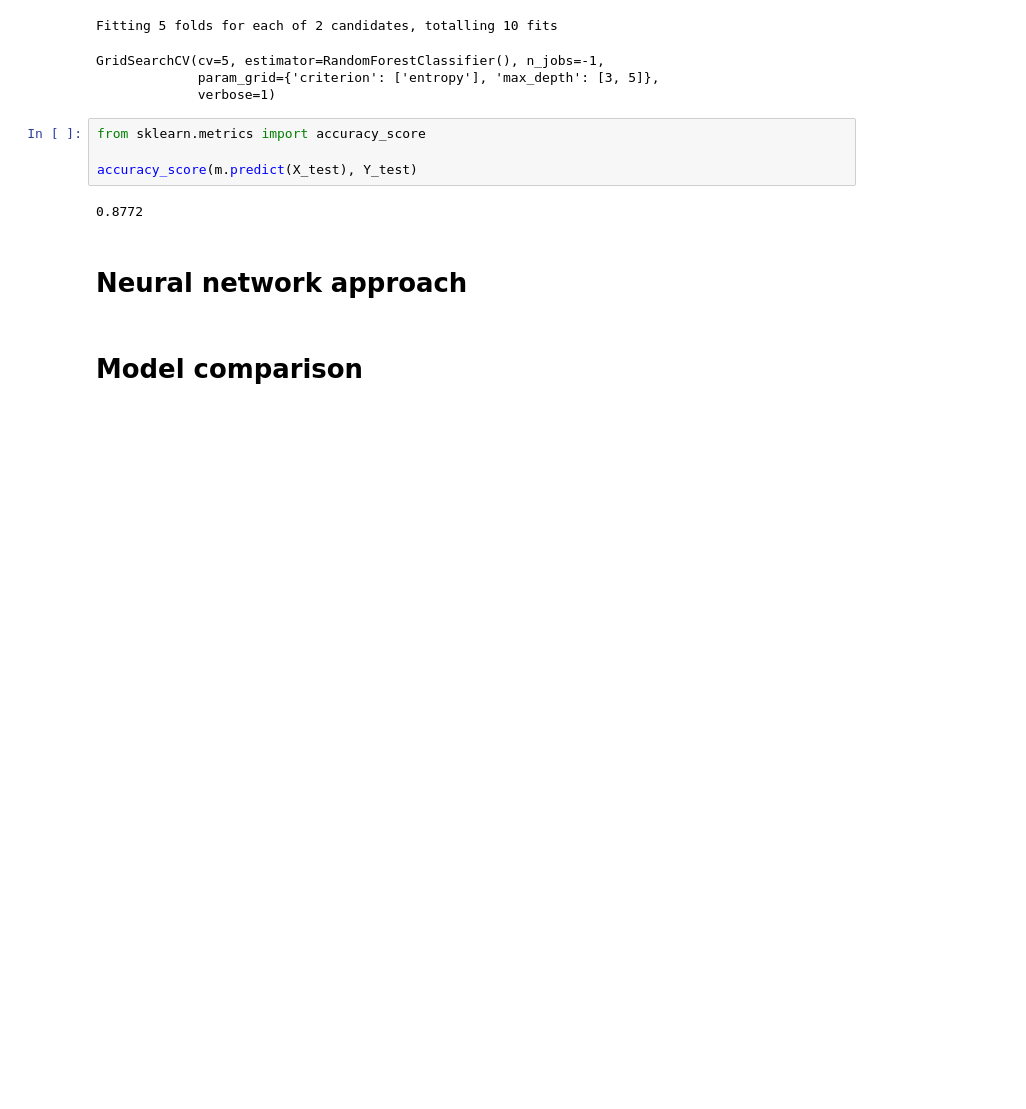
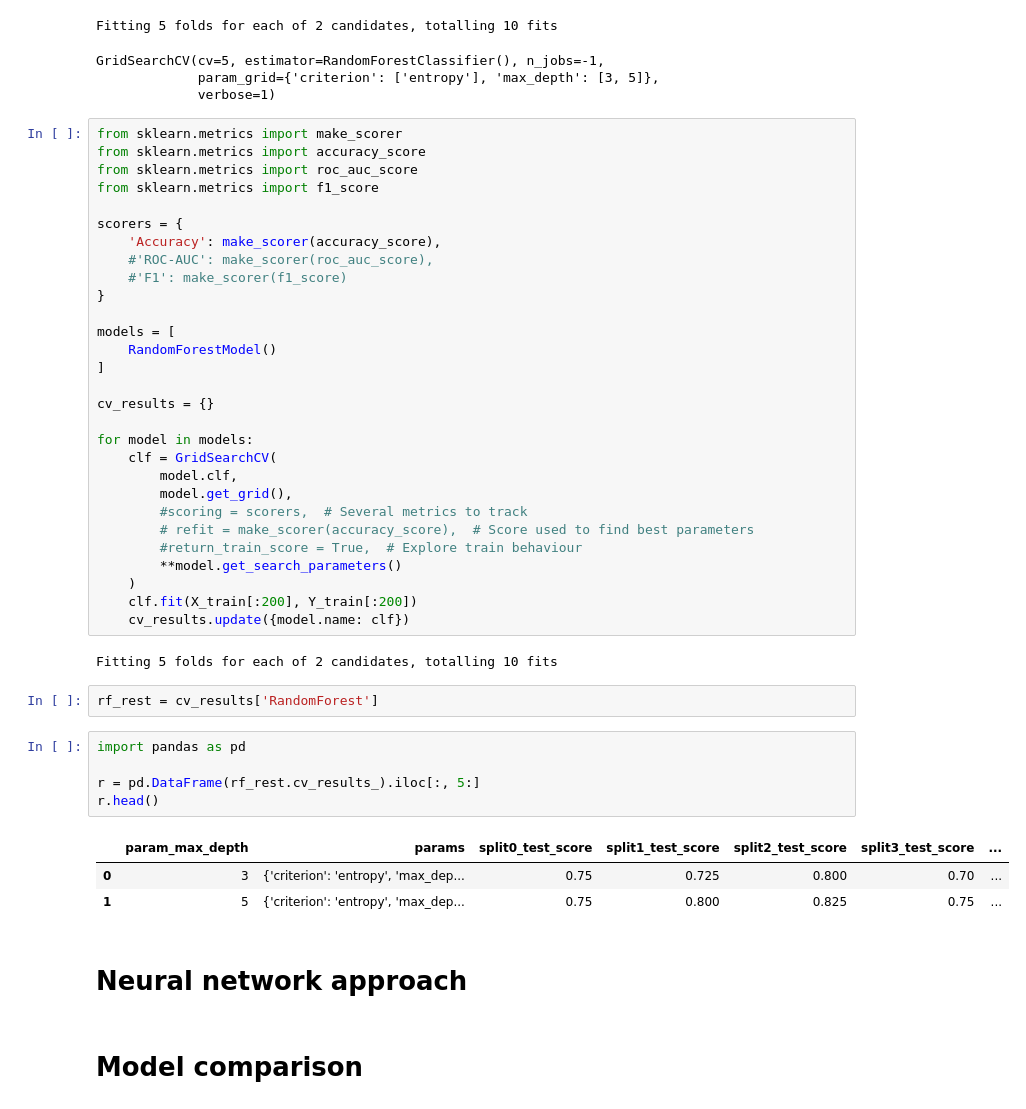
Before and after one commit to PashaIanko/ClothesClassifier, a Jupyter notebook: main.ipynb, the cells around one changed output. Saved outputs shown, nothing was run; the diff lists cells and outputs as text; blank space fills up the shorter version.

Commit message:
Run GridSearch for firstmodel + pandas representation of cv_results

```diff
--- a/main.ipynb
+++ b/main.ipynb
@@ -262,12 +307,48 @@ Fitting 5 folds for each of 2 candidates, totalling 10 fits
 GridSearchCV(cv=5, estimator=RandomForestClassifier(), n_jobs=-1,
              param_grid={'criterion': ['entropy'], 'max_depth': [3, 5]},
              verbose=1)
-# %%
-from sklearn.metrics import accuracy_score
-
-accuracy_score(m.predict(X_test), Y_test)
-# %% [output]
-0.8772
+# %%
+from sklearn.metrics import make_scorer
+from sklearn.metrics import accuracy_score
+from sklearn.metrics import roc_auc_score
+from sklearn.metrics import f1_score
+
+scorers = {
+    'Accuracy': make_scorer(accuracy_score),
+    #'ROC-AUC': make_scorer(roc_auc_score),
+    #'F1': make_scorer(f1_score)
+}
+
+models = [
+    RandomForestModel()
+]
+
+cv_results = {}
+
+for model in models:
+    clf = GridSearchCV(
+        model.clf,
+        model.get_grid(),
+        #scoring = scorers,  # Several metrics to track
+        # refit = make_scorer(accuracy_score),  # Score used to find best parameters
+        #return_train_score = True,  # Explore train behaviour
+        **model.get_search_parameters()
+    )
+    clf.fit(X_train[:200], Y_train[:200])
+    cv_results.update({model.name: clf})
+# %% [output]
+Fitting 5 folds for each of 2 candidates, totalling 10 fits
+# %%
+rf_rest = cv_results['RandomForest']
+# %%
+import pandas as pd
+
+r = pd.DataFrame(rf_rest.cv_results_).iloc[:, 5:]
+r.head()
+# %% [output]
+|  | param_max_depth | params | split0_test_score | split1_test_score | split2_test_score | split3_test_score | ... |
+| 0 | 3 | {'criterion': 'entropy', 'max_dep... | 0.75 | 0.725 | 0.800 | 0.70 | ... |
+| 1 | 5 | {'criterion': 'entropy', 'max_dep... | 0.75 | 0.800 | 0.825 | 0.75 | ... |
 # %% [markdown]
 # Neural network approach
 # %% [markdown]
```
Also changed, not shown: parts of 3 cells of this notebook.
